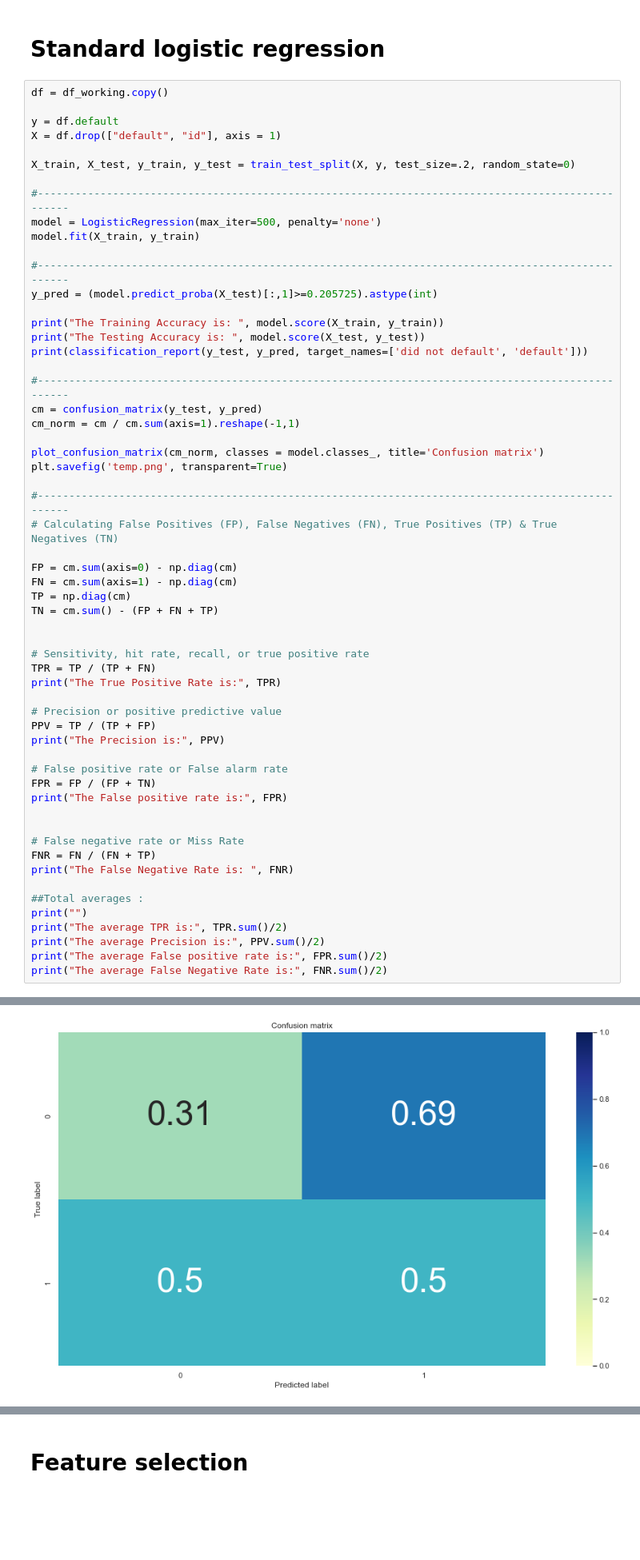
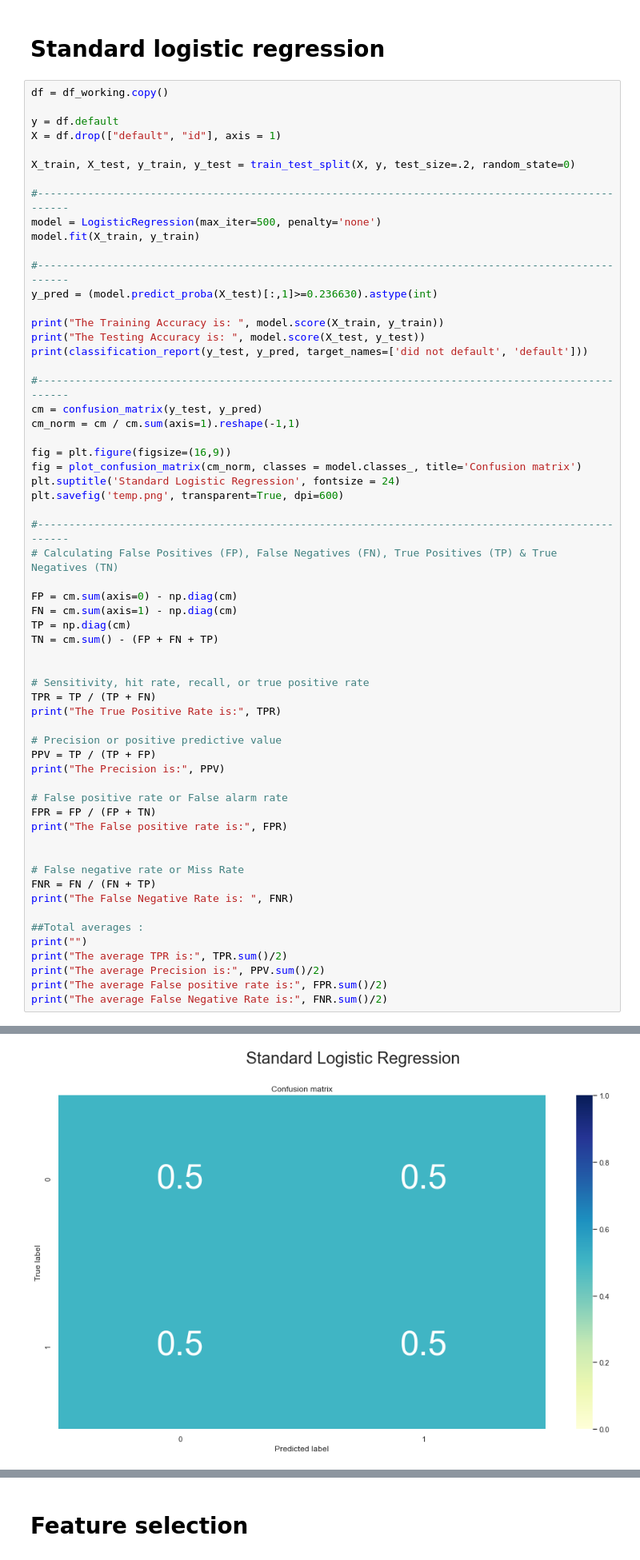
Before and after one commit to Sean-Chaos/DBA-4811-Assignment-2, a Jupyter notebook: Assignment 2 final.ipynb, the cells around one changed output, grey strips where cells are left out. Shown at 80% size. Drawn from its saved outputs; the diff is of its cells as text; blank space fills up the shorter version.

```diff
--- a/Assignment 2 final.ipynb
+++ b/Assignment 2 final.ipynb
@@ -241,7 +241,7 @@ model = LogisticRegression(max_iter=500, penalty='none')
 model.fit(X_train, y_train)
 
 #--------------------------------------------------------------------------------------------------
-y_pred = (model.predict_proba(X_test)[:,1]>=0.205725).astype(int)
+y_pred = (model.predict_proba(X_test)[:,1]>=0.236630).astype(int)
 
 print("The Training Accuracy is: ", model.score(X_train, y_train))
 print("The Testing Accuracy is: ", model.score(X_test, y_test))
@@ -251,8 +251,10 @@ print(classification_report(y_test, y_pred, target_names=['did not default', 'de
 cm = confusion_matrix(y_test, y_pred)
 cm_norm = cm / cm.sum(axis=1).reshape(-1,1)
 
-plot_confusion_matrix(cm_norm, classes = model.classes_, title='Confusion matrix')
-plt.savefig('temp.png', transparent=True)
+fig = plt.figure(figsize=(16,9))
+fig = plot_confusion_matrix(cm_norm, classes = model.classes_, title='Confusion matrix')
+plt.suptitle('Standard Logistic Regression', fontsize = 24)
+plt.savefig('temp.png', transparent=True, dpi=600)
 
 #--------------------------------------------------------------------------------------------------
 # Calculating False Positives (FP), False Negatives (FN), True Positives (TP) & True Negatives (TN)
@@ -310,3 +312,3 @@ The average False Negative Rate is: 0.59375
-[figure, old version]
+[figure, new version]
 # %%
 #--------------------------------------------------------------------------------------------------
```
Also changed, not shown: parts of 12 cells of this notebook.
